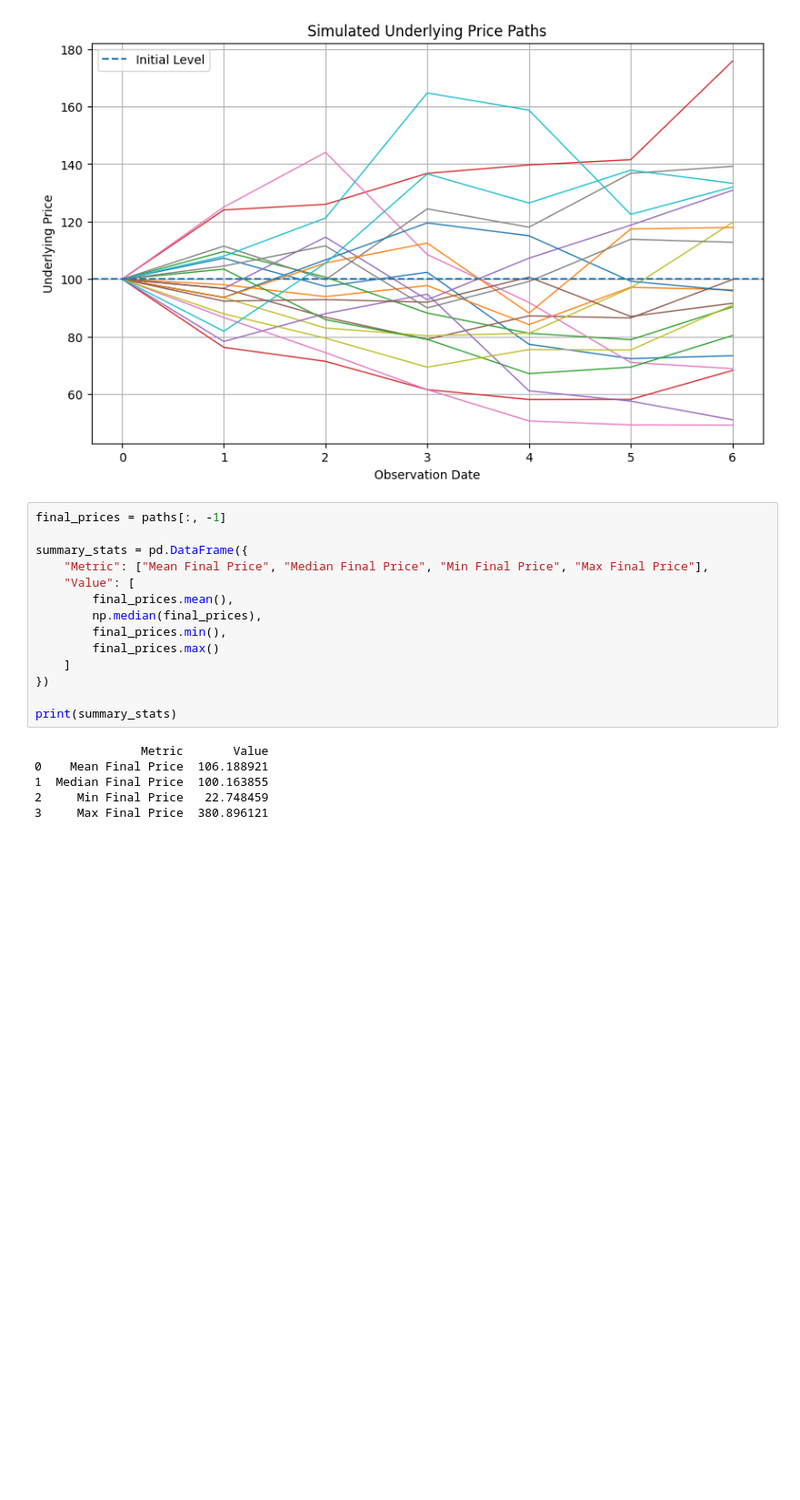
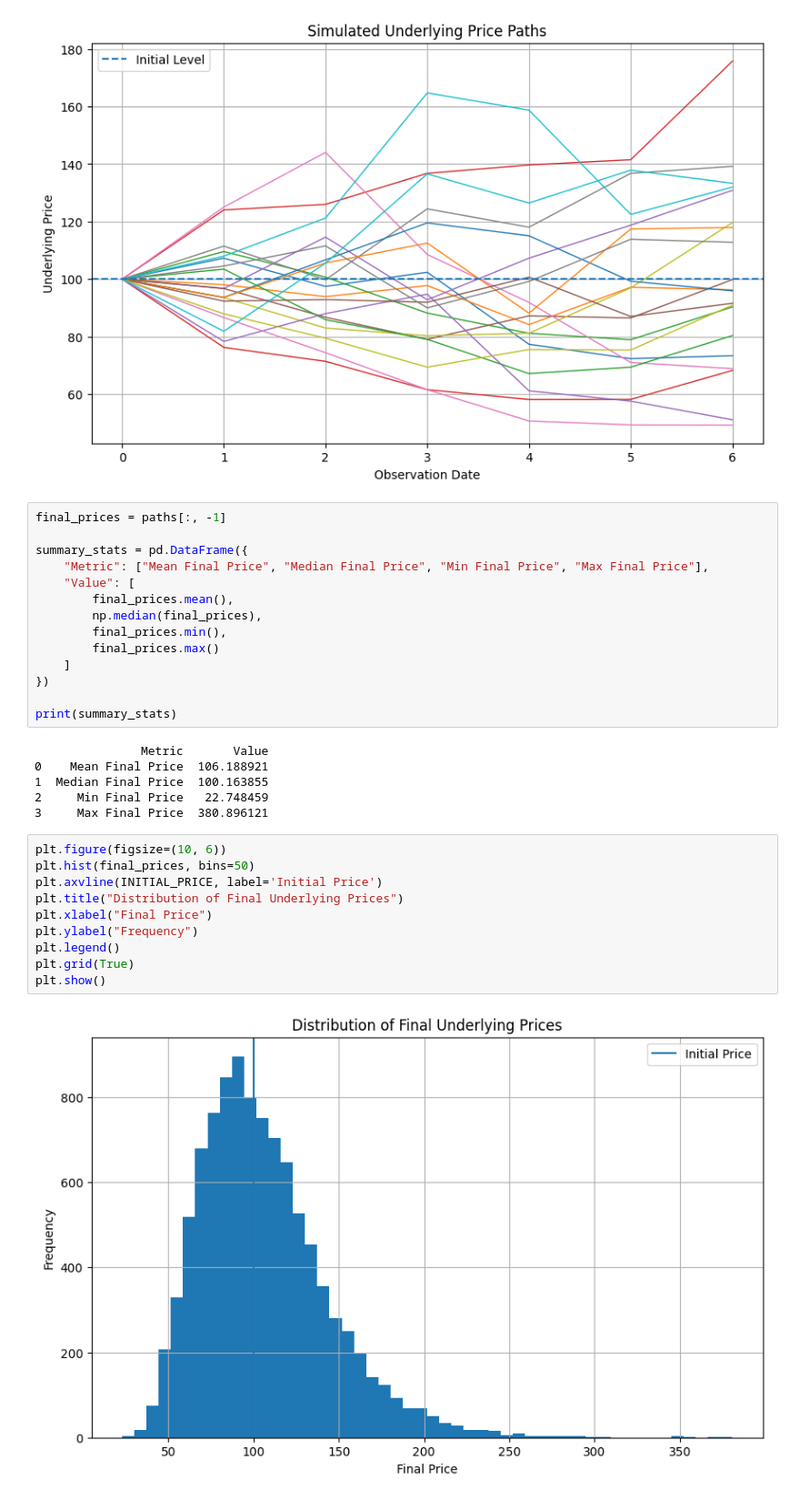
Before and after one commit to mordjanee/Autocallable, a Jupyter notebook: autocallable_analysis.ipynb, the cells around one changed output. Shown at 91% size. Cells and saved outputs as stored; diff of their text form; blank space fills up the shorter version.

```diff
--- a/autocallable_analysis.ipynb
+++ b/autocallable_analysis.ipynb
@@ -103,3 +103,15 @@ print(summary_stats)
 1  Median Final Price  100.163855
 2     Min Final Price   22.748459
 3     Max Final Price  380.896121
+# %%
+plt.figure(figsize=(10, 6))
+plt.hist(final_prices, bins=50)
+plt.axvline(INITIAL_PRICE, label='Initial Price')
+plt.title("Distribution of Final Underlying Prices")
+plt.xlabel("Final Price")
+plt.ylabel("Frequency")
+plt.legend()
+plt.grid(True)
+plt.show()
+# %% [output]
+[figure, added]
```
Also changed, not shown: parts of 1 cell of this notebook, 3 other files.
